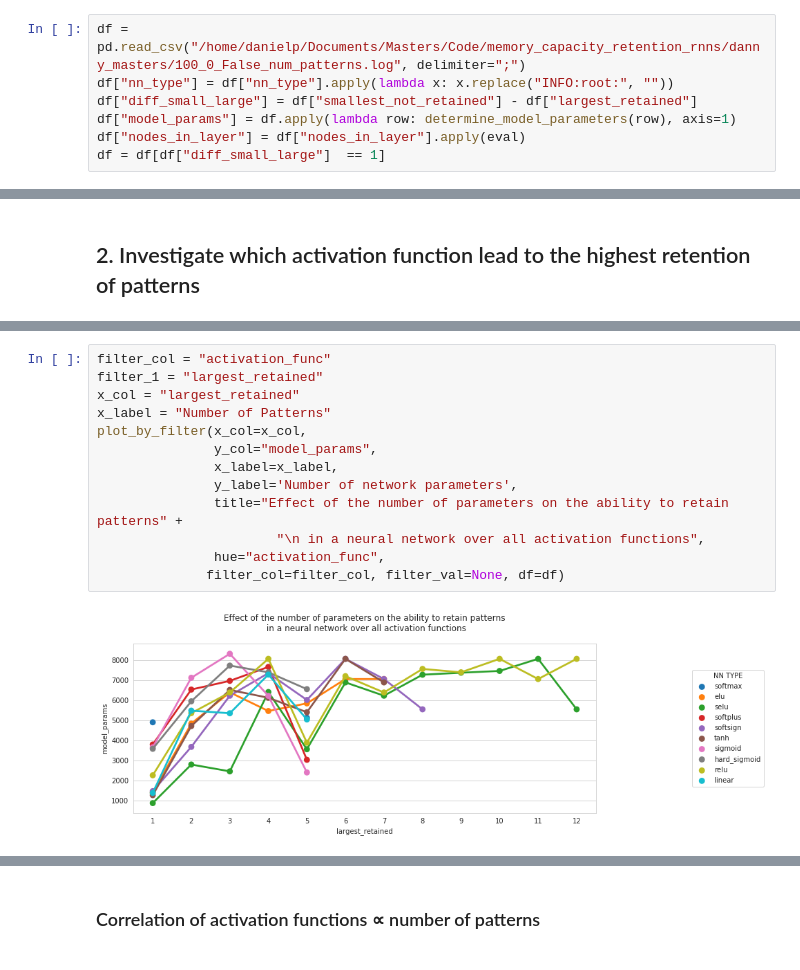
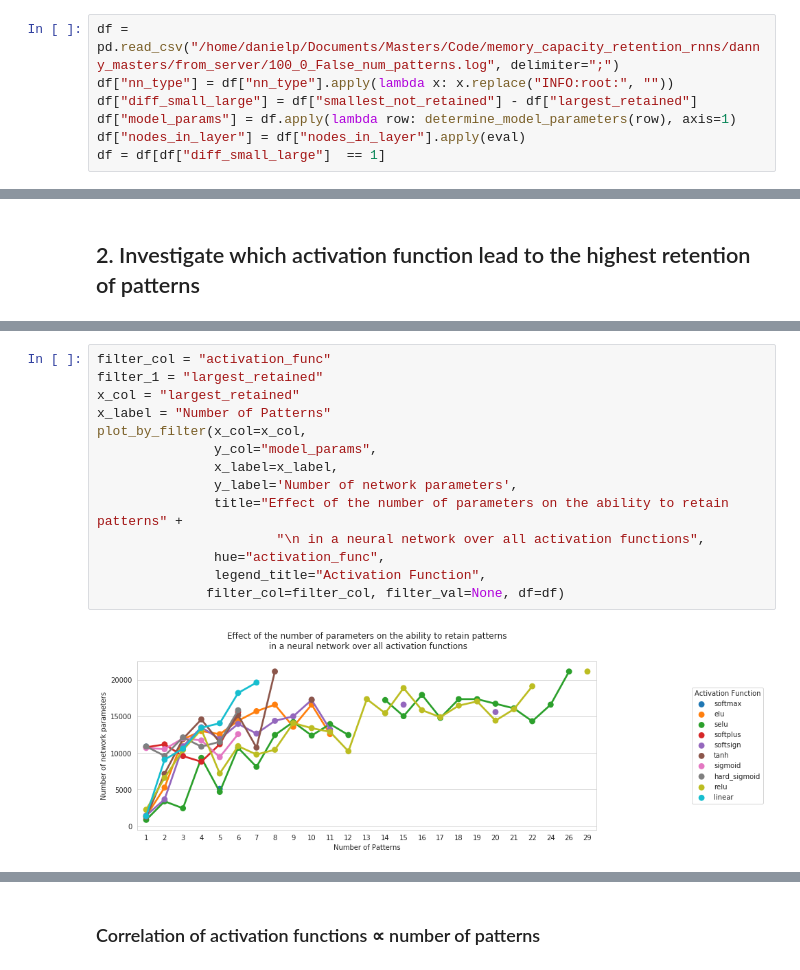
Before and after one commit to thesneakysneak/memory_capacity_retention_rnns, a Jupyter notebook: Notebooks/ExperimentV2/ExperimentAnalysisNumPatternsV2.ipynb, the cells around one changed output, grey strips where cells are left out. Drawn from its saved outputs; the diff is of its cells as text.

```diff
--- a/Notebooks/ExperimentV2/ExperimentAnalysisNumPatternsV2.ipynb
+++ b/Notebooks/ExperimentV2/ExperimentAnalysisNumPatternsV2.ipynb
@@ -61,7 +63,7 @@ def determine_model_parameters(row):
         return sum(nodes_in_layers) *9
     return sum(nodes_in_layers) * 3
 # %%
-df = pd.read_csv("/home/danielp/Documents/Masters/Code/memory_capacity_retention_rnns/danny_masters/100_0_False_num_patterns.log", delimiter=";")
+df = pd.read_csv("/home/danielp/Documents/Masters/Code/memory_capacity_retention_rnns/danny_masters/from_server/100_0_False_num_patterns.log", delimiter=";")
 df["nn_type"] = df["nn_type"].apply(lambda x: x.replace("INFO:root:", ""))
 df["diff_small_large"] = df["smallest_not_retained"] - df["largest_retained"]
 df["model_params"] = df.apply(lambda row: determine_model_parameters(row), axis=1)
@@ -212,15 +367,16 @@ Pearson Correlation Between Number of Patterns and Number of Network Parameters
 # %%
 filter_col = "activation_func"
 filter_1 = "largest_retained"
 x_col = "largest_retained"
 x_label = "Number of Patterns"
 plot_by_filter(x_col=x_col,
                y_col="model_params",
                x_label=x_label,
                y_label='Number of network parameters',
                title="Effect of the number of parameters on the ability to retain patterns" +
                        "\n in a neural network over all activation functions",
                hue="activation_func",
+               legend_title="Activation Function",
               filter_col=filter_col, filter_val=None, df=df)
 # %% [output]
-[figure, old version]
+[figure, new version]
```
Also changed, not shown: parts of 32 cells of this notebook, 49 other files.
